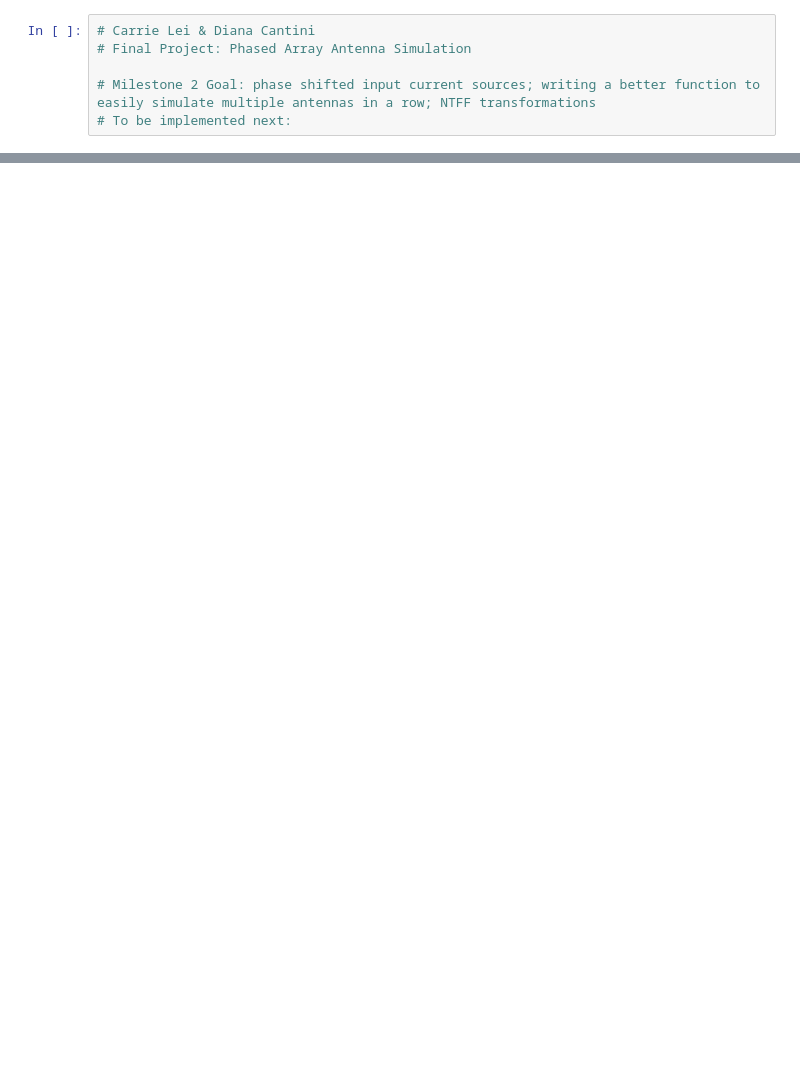
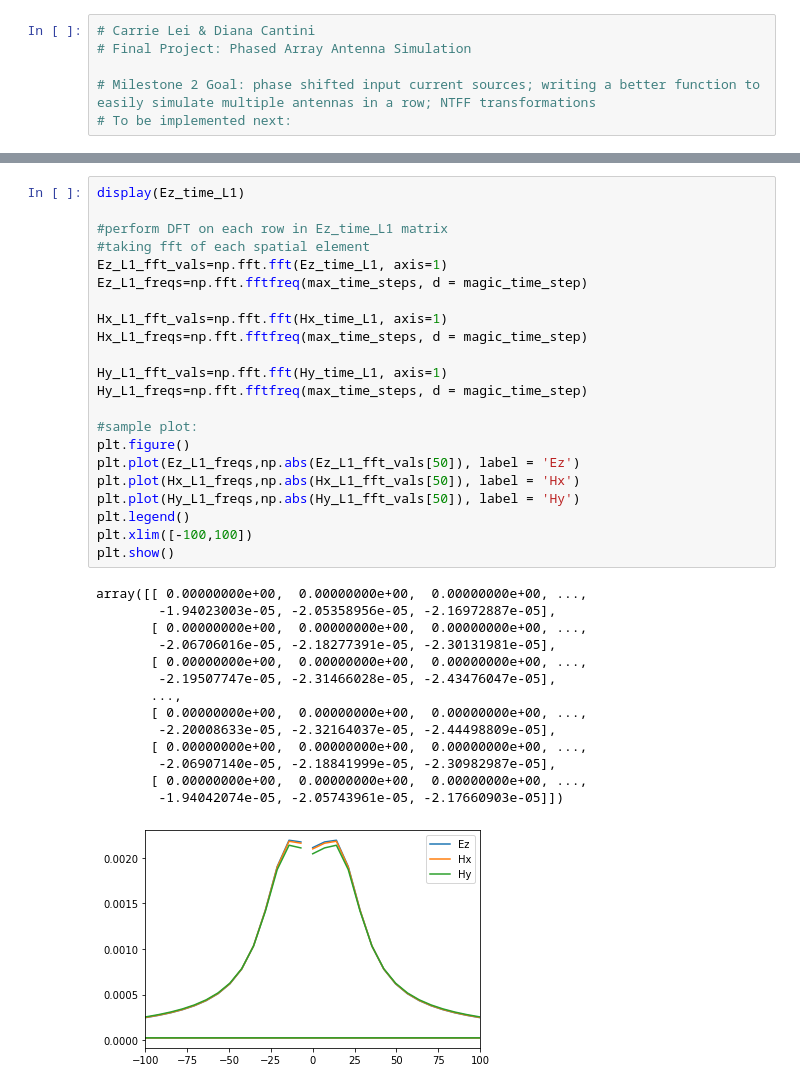
Before and after one commit to carrienlei/EE578FinalProject, a Jupyter notebook: phaseDelay.ipynb, the cells around one changed output, grey strips where cells are left out. Cells and saved outputs as stored; diff of their text form; blank space fills up the shorter version.

```diff
--- a/phaseDelay.ipynb
+++ b/phaseDelay.ipynb
@@ -240,0 +314,37 @@ gain_dB # which means the probe at direction of beam had about 2.5 times increas
+# %%
+display(Ez_time_L1)
+
+#perform DFT on each row in Ez_time_L1 matrix
+#taking fft of each spatial element
+Ez_L1_fft_vals=np.fft.fft(Ez_time_L1, axis=1)
+Ez_L1_freqs=np.fft.fftfreq(max_time_steps, d = magic_time_step)
+
+Hx_L1_fft_vals=np.fft.fft(Hx_time_L1, axis=1)
+Hx_L1_freqs=np.fft.fftfreq(max_time_steps, d = magic_time_step)
+
+Hy_L1_fft_vals=np.fft.fft(Hy_time_L1, axis=1)
+Hy_L1_freqs=np.fft.fftfreq(max_time_steps, d = magic_time_step)
+
+#sample plot:
+plt.figure()
+plt.plot(Ez_L1_freqs,np.abs(Ez_L1_fft_vals[50]), label = 'Ez')
+plt.plot(Hx_L1_freqs,np.abs(Hx_L1_fft_vals[50]), label = 'Hx')
+plt.plot(Hy_L1_freqs,np.abs(Hy_L1_fft_vals[50]), label = 'Hy')
+plt.legend()
+plt.xlim([-100,100])
+plt.show()
+# %% [output]
+array([[ 0.00000000e+00,  0.00000000e+00,  0.00000000e+00, ...,
+        -1.94023003e-05, -2.05358956e-05, -2.16972887e-05],
+       [ 0.00000000e+00,  0.00000000e+00,  0.00000000e+00, ...,
+        -2.06706016e-05, -2.18277391e-05, -2.30131981e-05],
+       [ 0.00000000e+00,  0.00000000e+00,  0.00000000e+00, ...,
+        -2.19507747e-05, -2.31466028e-05, -2.43476047e-05],
+       ...,
+       [ 0.00000000e+00,  0.00000000e+00,  0.00000000e+00, ...,
+        -2.20008633e-05, -2.32164037e-05, -2.44498809e-05],
+       [ 0.00000000e+00,  0.00000000e+00,  0.00000000e+00, ...,
+        -2.06907140e-05, -2.18841999e-05, -2.30982987e-05],
+       [ 0.00000000e+00,  0.00000000e+00,  0.00000000e+00, ...,
+        -1.94042074e-05, -2.05743961e-05, -2.17660903e-05]])
+[figure, added]
```
Also changed, not shown: parts of 7 cells of this notebook.
